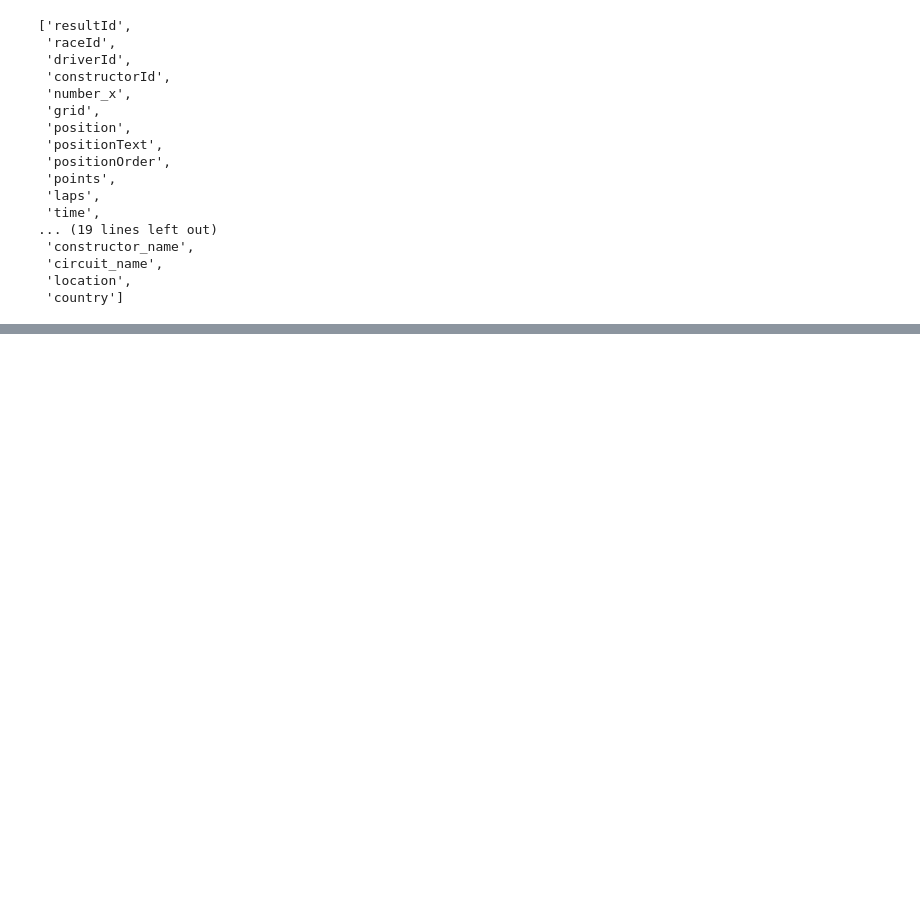
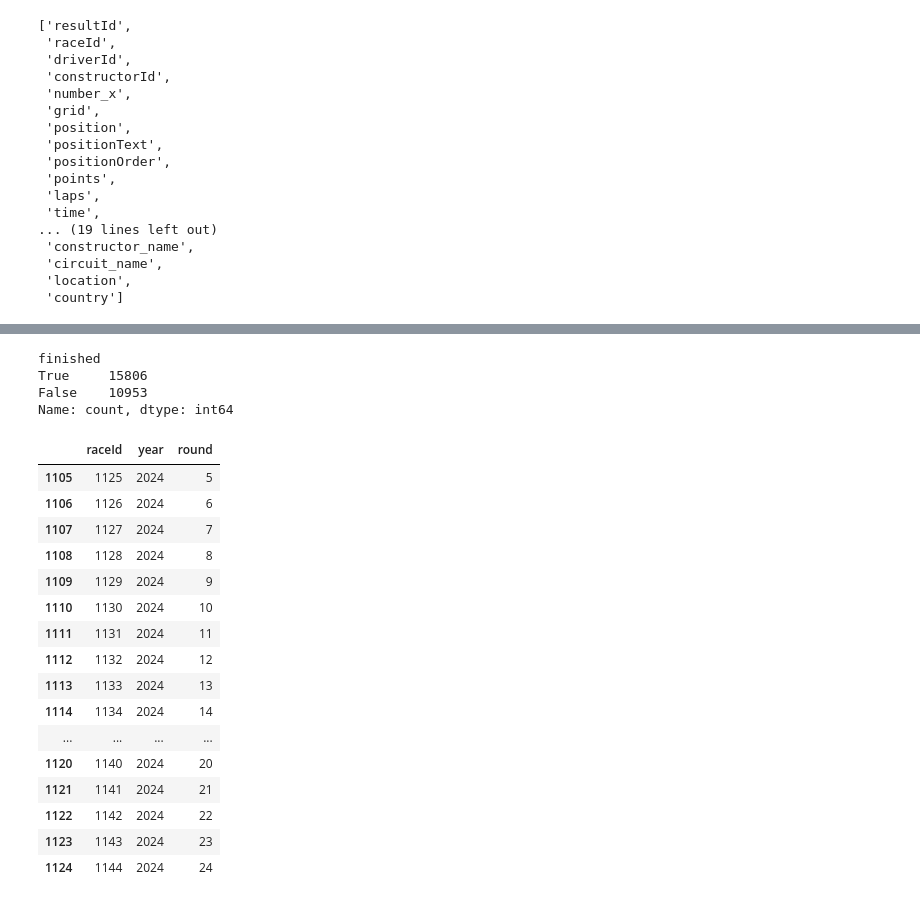
Before and after one commit to Tosin1611/Formula-One-Prediction-Project, a Jupyter notebook: notebooks/01_load_and_clean.ipynb, the cells around one changed output, grey strips where cells are left out. Saved outputs shown, nothing was run; the diff lists cells and outputs as text; code cells hidden in the pictures; blank space fills up the shorter version.

```diff
--- a/notebooks/01_load_and_clean.ipynb
+++ b/notebooks/01_load_and_clean.ipynb
@@ -180,0 +210,8 @@ merged.columns.tolist()
+# %%
+merged['finished'] = merged['position'] != '\\N'
+merged['finished'].value_counts()
+# %% [output]
+finished
+True     15806
+False    10953
+Name: count, dtype: int64
@@ -180,0 +221,21 @@ merged.columns.tolist()
+# %%
+races[['raceId', 'year', 'round']].sort_values('raceId').head(20)
+races[['raceId', 'year', 'round']].sort_values('raceId').tail(20)
+# %% [output]
+|  | raceId | year | round |
+| 1105 | 1125 | 2024 | 5 |
+| 1106 | 1126 | 2024 | 6 |
+| 1107 | 1127 | 2024 | 7 |
+| 1108 | 1128 | 2024 | 8 |
+| 1109 | 1129 | 2024 | 9 |
+| 1110 | 1130 | 2024 | 10 |
+| 1111 | 1131 | 2024 | 11 |
+| 1112 | 1132 | 2024 | 12 |
+| 1113 | 1133 | 2024 | 13 |
+| 1114 | 1134 | 2024 | 14 |
+| ... | ... | ... | ... |
+| 1120 | 1140 | 2024 | 20 |
+| 1121 | 1141 | 2024 | 21 |
+| 1122 | 1142 | 2024 | 22 |
+| 1123 | 1143 | 2024 | 23 |
+| 1124 | 1144 | 2024 | 24 |
```
Also changed, not shown: parts of 8 cells of this notebook.
